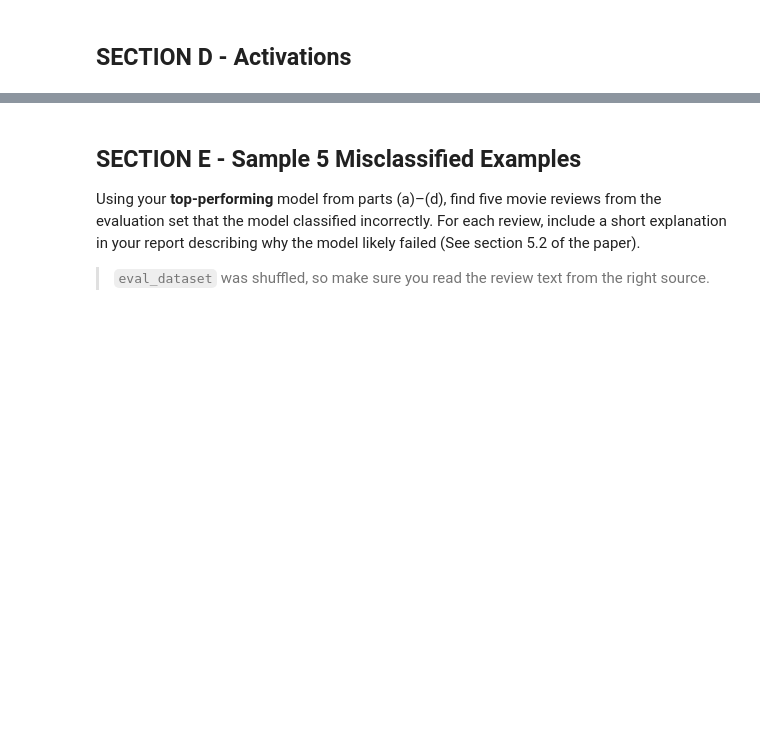
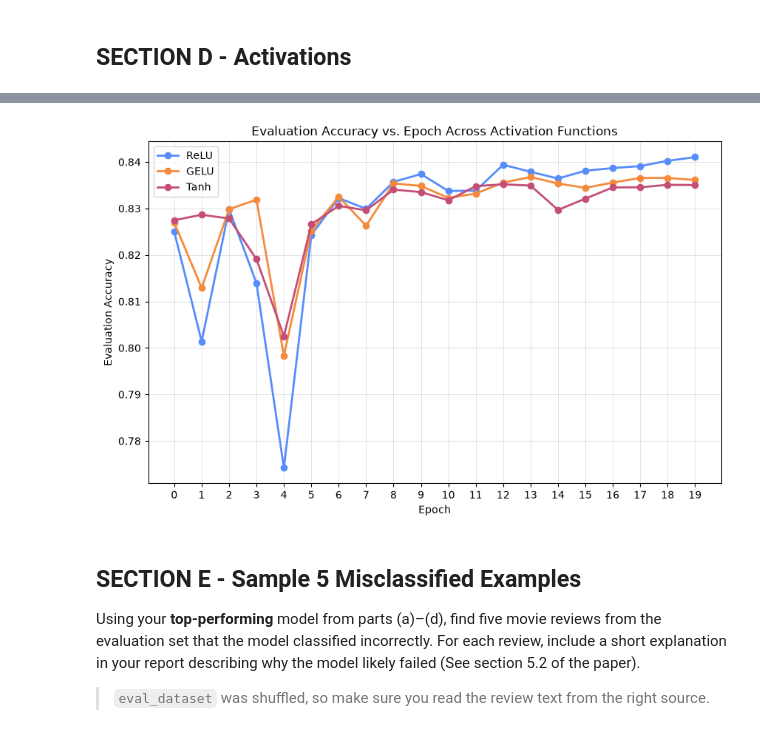
Before and after one commit to CatGuy1300/NLP-course-HW1, a Jupyter notebook: Exercise/DAN_files/DAN.ipynb, the cells around one changed output, grey strips where cells are left out. Cells and saved outputs as stored; diff of their text form; code cells hidden in the pictures; blank space fills up the shorter version.

```diff
--- a/Exercise/DAN_files/DAN.ipynb
+++ b/Exercise/DAN_files/DAN.ipynb
@@ -216,0 +534,27 @@ trainer.train()
+# %%
+activation_dict = {
+    "ReLU": nn.ReLU,
+    "GELU": nn.GELU,
+    "Tanh": nn.Tanh
+}
+
+activation_histories = {}
+# %%
+for name, act_cls in activation_dict.items():
+    print(f"\n--- Training DAN with {name} Activation ---")
+
+    model = DAN(hidden_size=128, word_dropout=0.1, num_hidden=2, activation=act_cls)
+    callback = AccuracyHistoryCallback()
+
+    trainer = Trainer(
+        model=model,
+        data_collator=co,
+        args=training_args,
+        callbacks=[callback],
+        train_dataset=train_dataset,
+        eval_dataset=eval_dataset,
+        compute_metrics=compute_metrics,
+    )
+
+    trainer.train()
+    activation_histories[name] = callback.epoch_accuracies
@@ -217,3 +619,19 @@ trainer.train()
+# %%
+plt.figure(figsize=(10, 6))
+epochs = range(20)
+
+for name, histories in activation_histories.items():
+    plt.plot(epochs, histories, marker='o', label=name, linewidth=2)
+
+plt.title('Evaluation Accuracy vs. Epoch Across Activation Functions')
+plt.xlabel('Epoch')
+plt.ylabel('Evaluation Accuracy')
+plt.xticks(epochs)
+plt.legend()
+plt.grid(True)
+plt.show()
+# %% [output]
+[figure, added]
 # %% [markdown]
 ## SECTION E - Sample 5 Misclassified Examples
 
```
Also changed, not shown: parts of 32 cells of this notebook, 2 other files.
